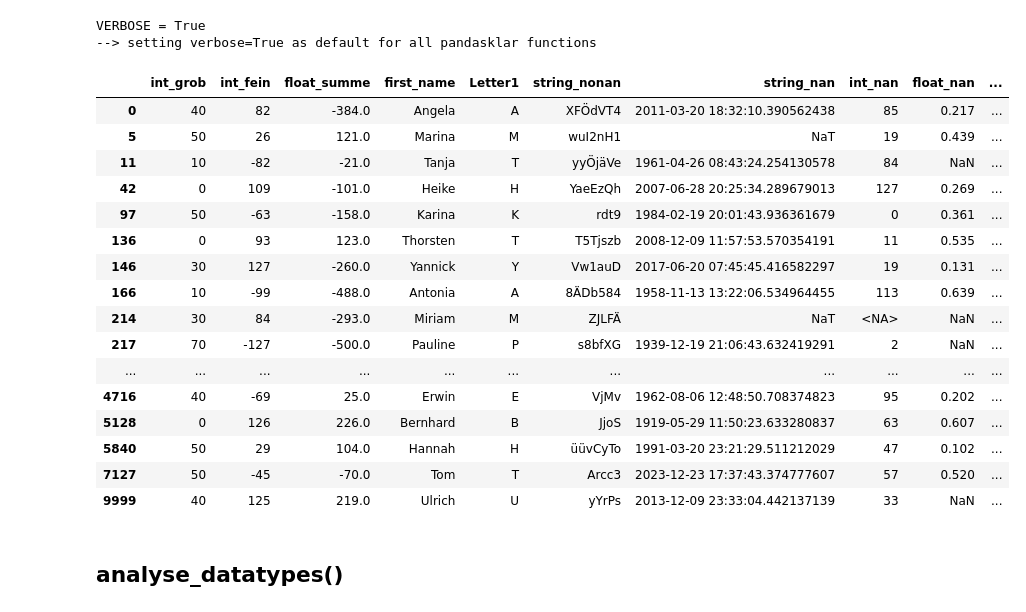
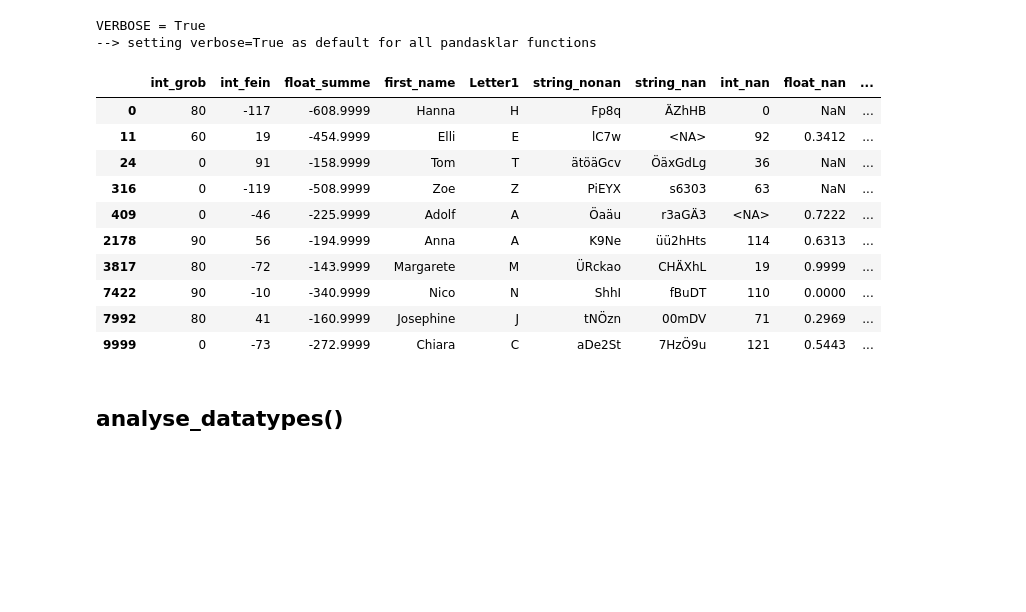
Before and after one commit to djekra/pandasklar, a Jupyter notebook: jupyter/13_Analyse_Datatypes.ipynb, the cells around one changed output. Cells and saved outputs as stored; diff of their text form; code cells hidden in the pictures; blank space fills up the shorter version.

```diff
--- a/jupyter/13_Analyse_Datatypes.ipynb
+++ b/jupyter/13_Analyse_Datatypes.ipynb
@@ -46,43 +46,37 @@ VERBOSE = True
 # %%
 # Generate random data
 anz = 10000
 a = pak.random_series( anz, 'int',   min=-500, max=100 )
 b = pak.random_series( anz, 'int',   min=-127, max=127, p_dup=0 ) # keine Dups erlaubt
-c = a + b
+c = a + b + 0.0001
 a = a % 10 * 10
 v = pak.random_series( anz, 'name',                  p_nan=0)
 w = v.str[:1]
 s = pak.random_series( anz, 'string',                p_nan=0)
 t = pak.random_series( anz, 'string',                p_nan=0.1)
 m = pak.random_series( anz, 'int',   min=0, max=127, p_nan=0.1 )
-n = pak.random_series( anz, 'float',                 p_nan=0.2 ) #* 70000
+n = pak.random_series( anz, 'float', decimals=4,     p_nan=0.2 ) #* 70000
 o = pak.random_series( anz, 'choice', choice=['Bremen','Bremerhaven'], p_nan=0.3,   p_dup=0     )
 p = pak.random_series( anz, 'list',                                    p_nan=0.1,   p_dup=0.5   )
-t = pak.random_series( anz, 'time',                                    p_nan=0.1,   p_dup=0.5   )
+q = pak.random_series( anz, 'time',                                    p_nan=0.1,   p_dup=0.5   )
 z = pak.random_series( anz, 'mix',                                     p_nan=0.01,  p_dup=0     )
 
-df = pak.dataframe( [a, b, c, v, w, s, t, m, n, o, p, t, z], verbose=False)
+df = pak.dataframe( [a, b, c, v, w, s, t, m, n, o, p, q, z], verbose=False)
 df.columns = ['int_grob','int_fein','float_summe','first_name','Letter1','string_nonan','string_nan','int_nan','float_nan','City','List','time','Mix']
 df.float_summe = df.float_summe.astype('float')
-pak.sample(df)
+pak.sample(df,10)
 # %% [output]
 |  | int_grob | int_fein | float_summe | first_name | Letter1 | string_nonan | string_nan | int_nan | float_nan | ... |
-| 0 | 40 | 82 | -384.0 | Angela | A | XFÖdVT4 | 2011-03-20 18:32:10.390562438 | 85 | 0.217 | ... |
-| 5 | 50 | 26 | 121.0 | Marina | M | wuI2nH1 | NaT | 19 | 0.439 | ... |
-| 11 | 10 | -82 | -21.0 | Tanja | T | yyÖjäVe | 1961-04-26 08:43:24.254130578 | 84 | NaN | ... |
-| 42 | 0 | 109 | -101.0 | Heike | H | YaeEzQh | 2007-06-28 20:25:34.289679013 | 127 | 0.269 | ... |
-| 97 | 50 | -63 | -158.0 | Karina | K | rdt9 | 1984-02-19 20:01:43.936361679 | 0 | 0.361 | ... |
-| 136 | 0 | 93 | 123.0 | Thorsten | T | T5Tjszb | 2008-12-09 11:57:53.570354191 | 11 | 0.535 | ... |
-| 146 | 30 | 127 | -260.0 | Yannick | Y | Vw1auD | 2017-06-20 07:45:45.416582297 | 19 | 0.131 | ... |
-| 166 | 10 | -99 | -488.0 | Antonia | A | 8ÄDb584 | 1958-11-13 13:22:06.534964455 | 113 | 0.639 | ... |
-| 214 | 30 | 84 | -293.0 | Miriam | M | ZJLFÄ | NaT | <NA> | NaN | ... |
-| 217 | 70 | -127 | -500.0 | Pauline | P | s8bfXG | 1939-12-19 21:06:43.632419291 | 2 | NaN | ... |
-| ... | ... | ... | ... | ... | ... | ... | ... | ... | ... | ... |
-| 4716 | 40 | -69 | 25.0 | Erwin | E | VjMv | 1962-08-06 12:48:50.708374823 | 95 | 0.202 | ... |
-| 5128 | 0 | 126 | 226.0 | Bernhard | B | JjoS | 1919-05-29 11:50:23.633280837 | 63 | 0.607 | ... |
-| 5840 | 50 | 29 | 104.0 | Hannah | H | üüvCyTo | 1991-03-20 23:21:29.511212029 | 47 | 0.102 | ... |
-| 7127 | 50 | -45 | -70.0 | Tom | T | Arcc3 | 2023-12-23 17:37:43.374777607 | 57 | 0.520 | ... |
-| 9999 | 40 | 125 | 219.0 | Ulrich | U | yYrPs | 2013-12-09 23:33:04.442137139 | 33 | NaN | ... |
+| 0 | 80 | -117 | -608.9999 | Hanna | H | Fp8q | ÄZhHB | 0 | NaN | ... |
+| 11 | 60 | 19 | -454.9999 | Elli | E | lC7w | <NA> | 92 | 0.3412 | ... |
+| 24 | 0 | 91 | -158.9999 | Tom | T | ätöäGcv | ÖäxGdLg | 36 | NaN | ... |
+| 316 | 0 | -119 | -508.9999 | Zoe | Z | PiEYX | s6303 | 63 | NaN | ... |
+| 409 | 0 | -46 | -225.9999 | Adolf | A | Öaäu | r3aGÄ3 | <NA> | 0.7222 | ... |
+| 2178 | 90 | 56 | -194.9999 | Anna | A | K9Ne | üü2hHts | 114 | 0.6313 | ... |
+| 3817 | 80 | -72 | -143.9999 | Margarete | M | ÜRckao | CHÄXhL | 19 | 0.9999 | ... |
+| 7422 | 90 | -10 | -340.9999 | Nico | N | ShhI | fBuDT | 110 | 0.0000 | ... |
+| 7992 | 80 | 41 | -160.9999 | Josephine | J | tNÖzn | 00mDV | 71 | 0.2969 | ... |
+| 9999 | 0 | -73 | -272.9999 | Chiara | C | aDe2St | 7HzÖ9u | 121 | 0.5443 | ... |
 # %% [markdown]
 ## analyse_datatypes()
 # %%
```
Also changed, not shown: parts of 20 cells of this notebook, 6 other files.
